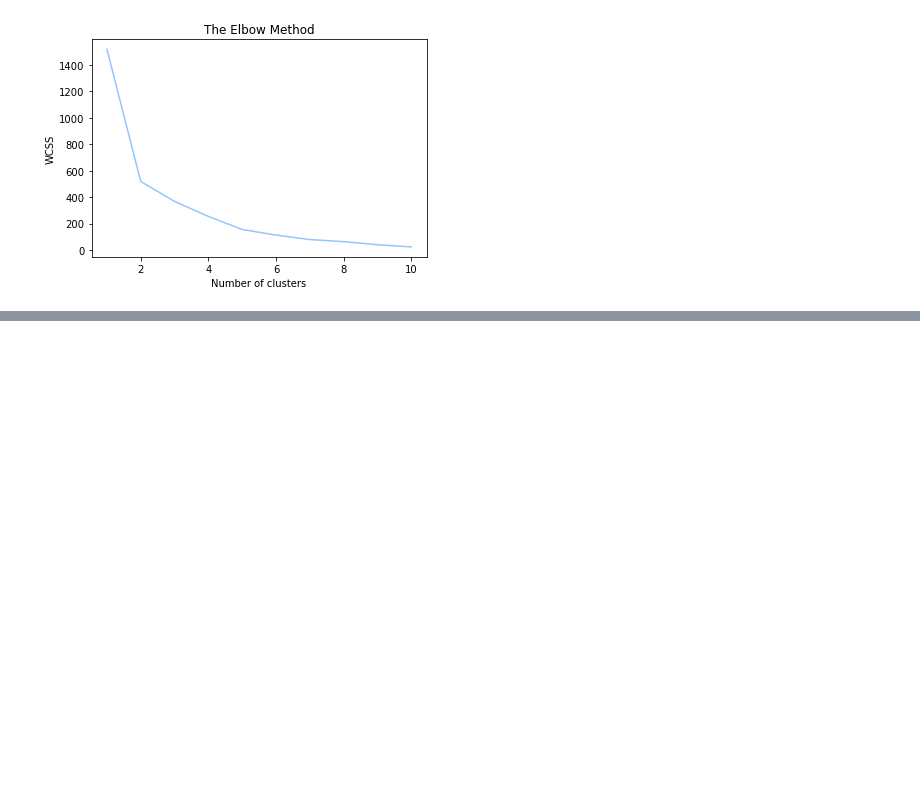
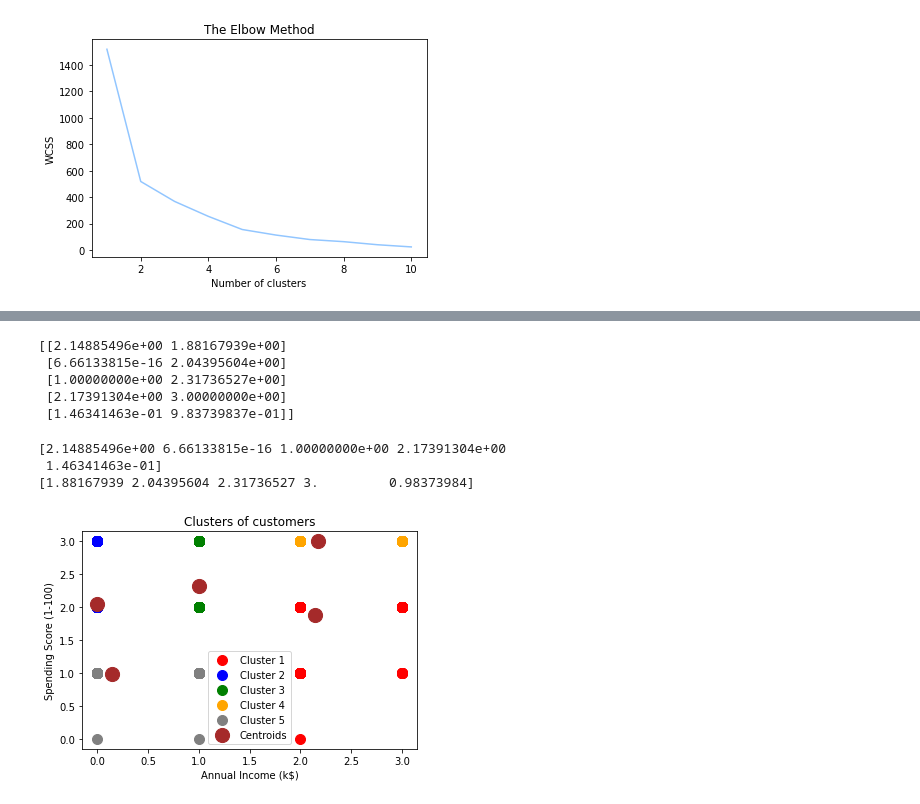
Before and after one commit to Hala-Alsouly/SDA-Capstone, a Jupyter notebook: Unsupervised ML.ipynb, the cells around one changed output, grey strips where cells are left out. Cells and saved outputs as stored; diff of their text form; code cells hidden in the pictures; blank space fills up the shorter version.

```diff
--- a/Unsupervised ML.ipynb
+++ b/Unsupervised ML.ipynb
@@ -237,3 +264,7 @@ plt.show()
 # Note: This is also based on your judgment and your understanding of the dataset
 # %% [output]
 [figure]
+# %%
+kmeans = KMeans(n_clusters = 5, init = 'k-means++', random_state = 123)
+
+y_kmeans = kmeans.fit_predict(X)
@@ -239,0 +302,41 @@ plt.show()
+# %%
+# Cluster centeriods
+
+print (kmeans.cluster_centers_)
+# %% [output]
+[[2.14885496e+00 1.88167939e+00]
+ [6.66133815e-16 2.04395604e+00]
+ [1.00000000e+00 2.31736527e+00]
+ [2.17391304e+00 3.00000000e+00]
+ [1.46341463e-01 9.83739837e-01]]
+# %%
+# The Report cybercrime for the centriods
+print (kmeans.cluster_centers_[:, 0])
+
+# The Victim of cybercrime for the centriods
+print (kmeans.cluster_centers_[:, 1])
+# %% [output]
+[2.14885496e+00 6.66133815e-16 1.00000000e+00 2.17391304e+00
+ 1.46341463e-01]
+[1.88167939 2.04395604 2.31736527 3.         0.98373984]
+# %%
+plt.scatter(X[y_kmeans == 0, 0], X[y_kmeans == 0, 1], s = 100, c = 'red', label = 'Cluster 1')
+
+plt.scatter(X[y_kmeans == 1, 0], X[y_kmeans == 1, 1], s = 100, c = 'blue', label = 'Cluster 2')
+
+plt.scatter(X[y_kmeans == 2, 0], X[y_kmeans == 2, 1], s = 100, c = 'green', label = 'Cluster 3')
+
+plt.scatter(X[y_kmeans == 3, 0], X[y_kmeans == 3, 1], s = 100, c = 'orange', label = 'Cluster 4')
+
+plt.scatter(X[y_kmeans == 4, 0], X[y_kmeans == 4, 1], s = 100, c = 'grey', label = 'Cluster 5')
+
+#plt.scatter(X[y_kmeans == 5, 0], X[y_kmeans == 5, 1], s = 100, c = 'black', label = 'Cluster 6')
+
+plt.scatter(kmeans.cluster_centers_[:, 0], kmeans.cluster_centers_[:, 1], s = 200, c = 'brown', label = 'Centroids')
+plt.title('Clusters of customers')
+plt.xlabel('Annual Income (k$)')
+plt.ylabel('Spending Score (1-100)')
+plt.legend()
+plt.show()
+# %% [output]
+[figure, added]
```
Also changed, not shown: parts of 9 cells of this notebook.
